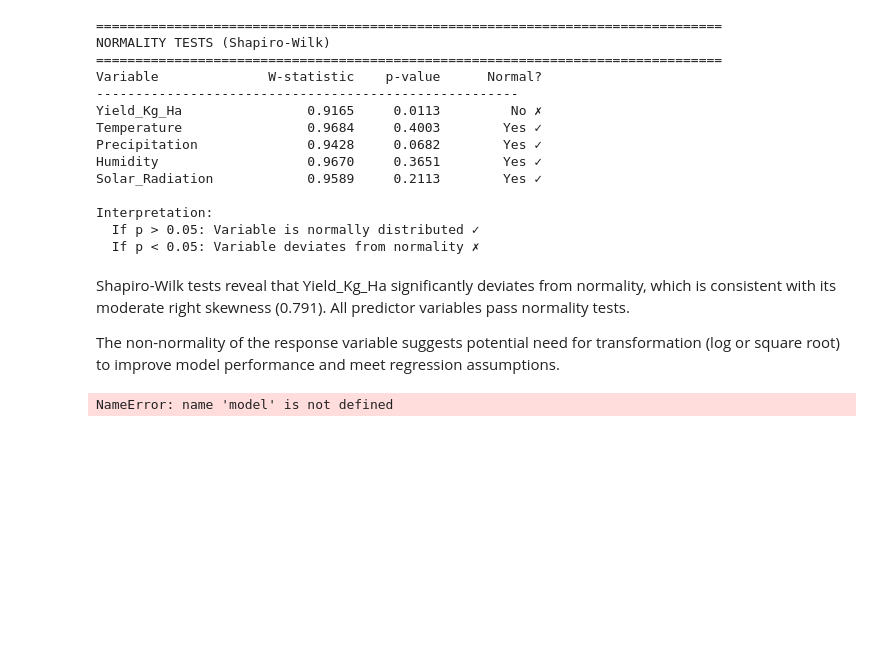
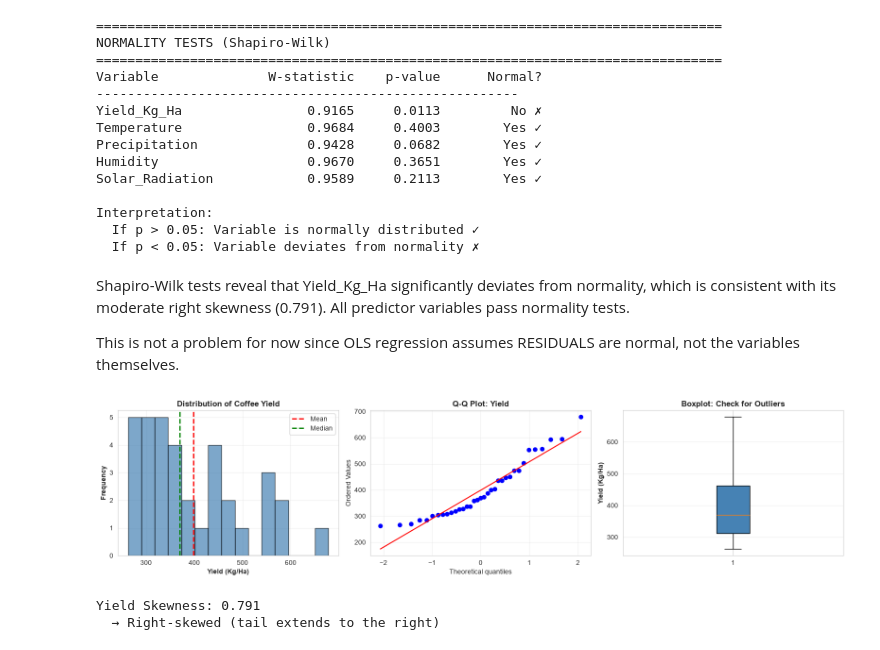
Before and after one commit to DoreenMolly/kenya-coffee-research, a Jupyter notebook: notebooks/data_analysis.ipynb, the cells around one changed output. Cells and saved outputs as stored; diff of their text form; code cells hidden in the pictures; blank space fills up the shorter version.

```diff
--- a/notebooks/data_analysis.ipynb
+++ b/notebooks/data_analysis.ipynb
@@ -320,26 +320,45 @@ Interpretation:
 # %% [markdown]
 Shapiro-Wilk tests reveal that Yield_Kg_Ha significantly deviates from normality, which is consistent with its moderate right skewness (0.791). All predictor variables pass normality tests.
 
-The non-normality of the response variable suggests potential need for transformation (log or square root) to improve model performance and meet regression assumptions.
+This is not a problem for now since OLS regression assumes RESIDUALS are normal, not the variables themselves.
 # %%
-residuals = model.resid  # actual - predicted
-
-from scipy import stats
-stat, p = stats.shapiro(residuals)
-print(f"Residual normality test: p = {p:.4f}")
-
-import matplotlib.pyplot as plt
-fig, axes = plt.subplots(1, 2, figsize=(12, 4))
+fig, axes = plt.subplots(1, 3, figsize=(16, 4))
 
 # Histogram
-axes[0].hist(residuals, bins=15, edgecolor='black', alpha=0.7)
-axes[0].set_title('Residual Distribution')
-axes[0].set_xlabel('Residuals')
+axes[0].hist(df['Yield_Kg_Ha'], bins=15, edgecolor='black', alpha=0.7, color='steelblue')
+axes[0].axvline(df['Yield_Kg_Ha'].mean(), color='red', linestyle='--', linewidth=2, label='Mean')
+axes[0].axvline(df['Yield_Kg_Ha'].median(), color='green', linestyle='--', linewidth=2, label='Median')
+axes[0].set_xlabel('Yield (Kg/Ha)', fontweight='bold')
+axes[0].set_ylabel('Frequency', fontweight='bold')
+axes[0].set_title('Distribution of Coffee Yield', fontweight='bold')
+axes[0].legend()
+axes[0].grid(True, alpha=0.3)
 
-# Q-Q plot
-stats.probplot(residuals, dist="norm", plot=axes[1])
-axes[1].set_title('Residual Q-Q Plot')
+# Q-Q Plot
+stats.probplot(df['Yield_Kg_Ha'], dist="norm", plot=axes[1])
+axes[1].set_title('Q-Q Plot: Yield', fontweight='bold')
+axes[1].grid(True, alpha=0.3)
+
+# Boxplot
+bp = axes[2].boxplot(df['Yield_Kg_Ha'], vert=True, patch_artist=True)
+bp['boxes'][0].set_facecolor('steelblue')
+axes[2].set_ylabel('Yield (Kg/Ha)', fontweight='bold')
+axes[2].set_title('Boxplot: Check for Outliers', fontweight='bold')
+axes[2].grid(True, alpha=0.3, axis='y')
+
 plt.tight_layout()
+plt.savefig('/Users/dwanjiru/projects/kenya-coffee-research/reports/yield_normality_check.png',
+            dpi=300, bbox_inches='tight')
 plt.show()
+
+# Check skewness
+skewness = stats.skew(df['Yield_Kg_Ha'])
+print(f"Yield Skewness: {skewness:.3f}")
+if skewness > 0:
+    print("  → Right-skewed (tail extends to the right)")
+elif skewness < 0:
+    print("  → Left-skewed (tail extends to the left)")
 # %% [output]
+[figure, added]
-NameError: name 'model' is not defined
+Yield Skewness: 0.791
+  → Right-skewed (tail extends to the right)
```
Also changed, not shown: parts of 8 cells of this notebook.
